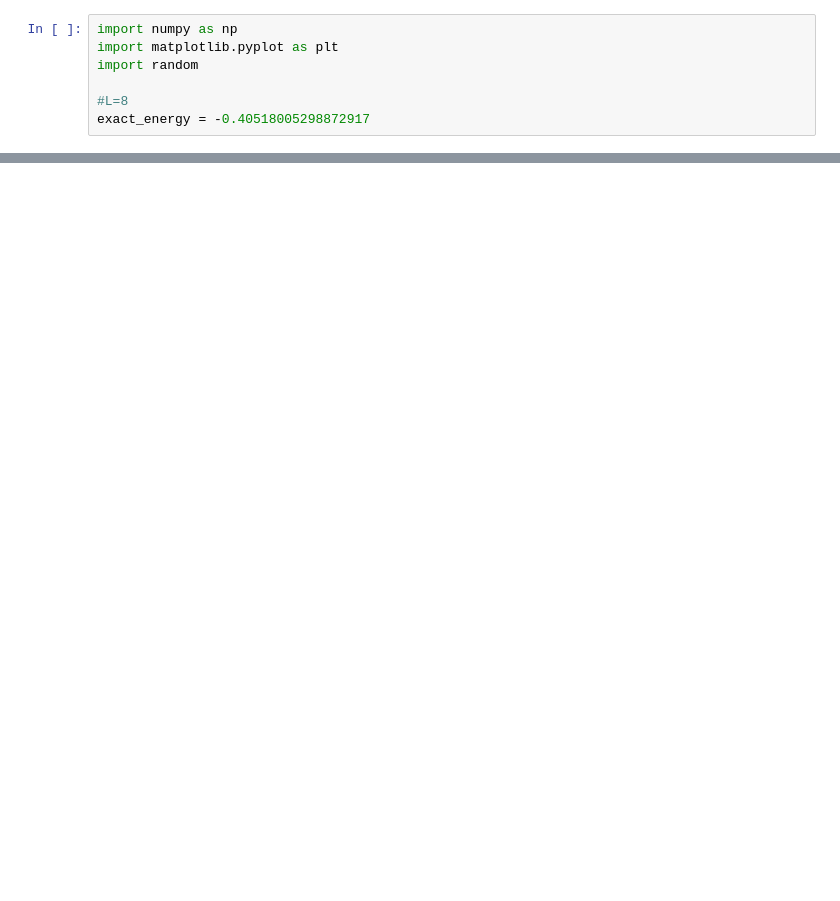
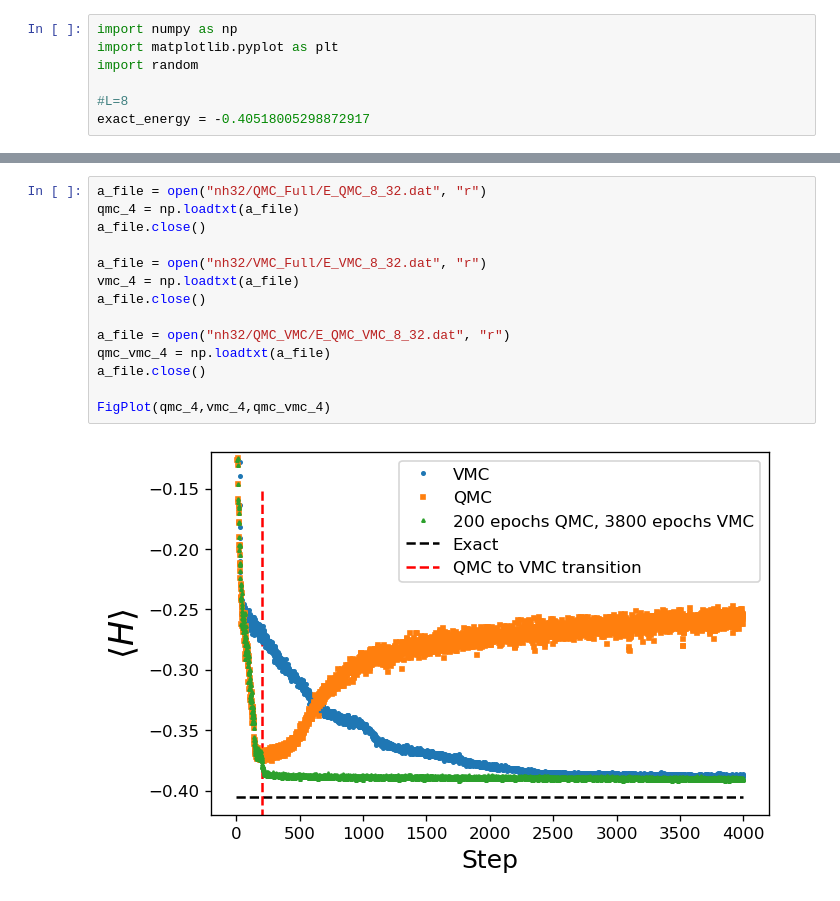
Before and after one commit to MelkoCollective/NeuralNetworks-for-Quantum, a Jupyter notebook: src_qmc_vmc/experiments/8x8/Analysis.ipynb, the cells around one changed output, grey strips where cells are left out. Drawn from its saved outputs; the diff is of its cells as text; blank space fills up the shorter version.

```diff
--- a/src_qmc_vmc/experiments/8x8/Analysis.ipynb
+++ b/src_qmc_vmc/experiments/8x8/Analysis.ipynb
@@ -62,0 +77,16 @@ FigPlot(qmc_3,vmc_3)
+# %%
+a_file = open("nh32/QMC_Full/E_QMC_8_32.dat", "r")
+qmc_4 = np.loadtxt(a_file)
+a_file.close()
+
+a_file = open("nh32/VMC_Full/E_VMC_8_32.dat", "r")
+vmc_4 = np.loadtxt(a_file)
+a_file.close()
+
+a_file = open("nh32/QMC_VMC/E_QMC_VMC_8_32.dat", "r")
+qmc_vmc_4 = np.loadtxt(a_file)
+a_file.close()
+
+FigPlot(qmc_4,vmc_4,qmc_vmc_4)
+# %% [output]
+[figure, added]
```
Also changed, not shown: parts of 5 cells of this notebook, 3 other files.
